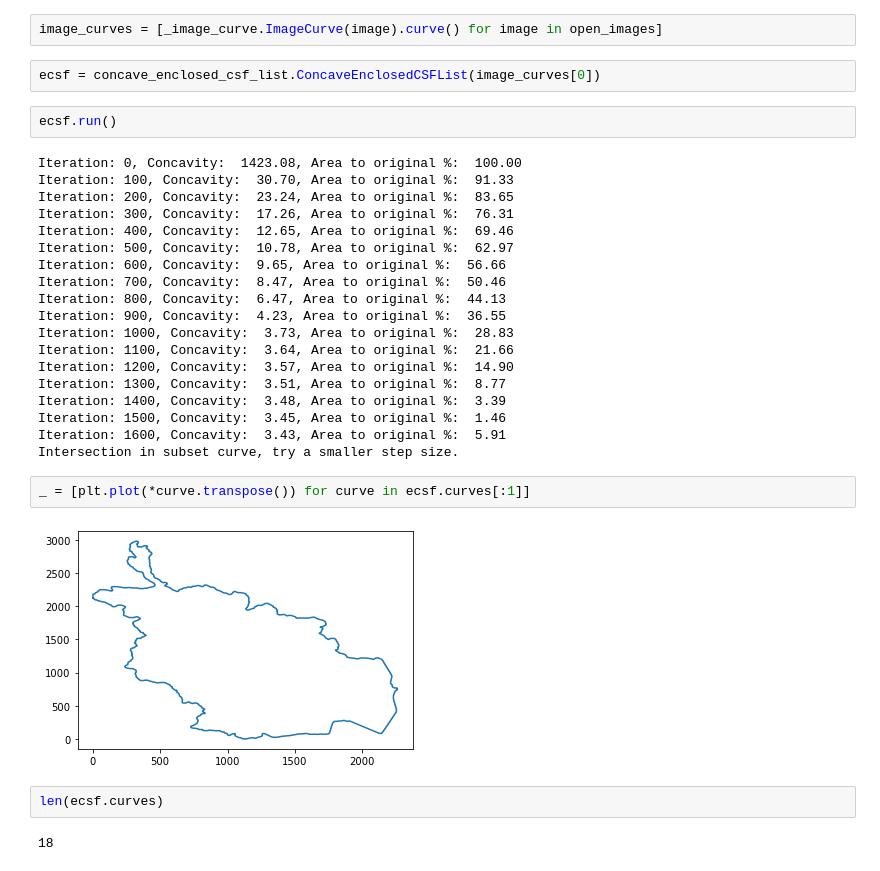
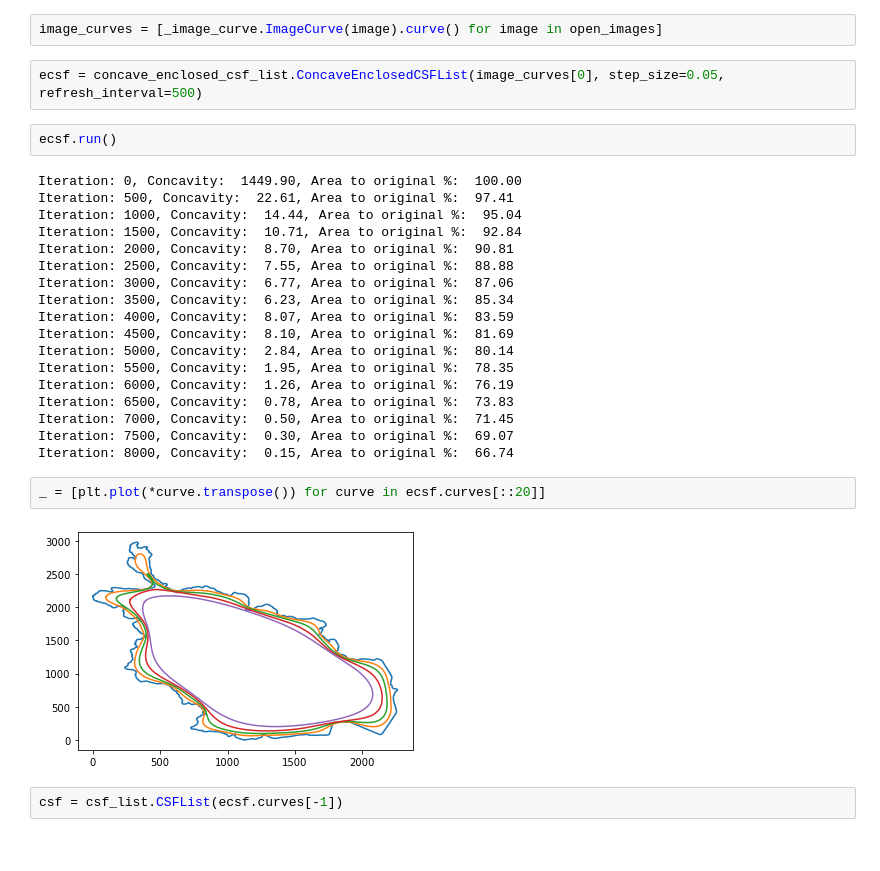
Before and after one commit to ghager93/convexcurveshortening, a Jupyter notebook: oop_curves.ipynb, the cells around one changed output. Drawn from its saved outputs; the diff is of its cells as text.

```diff
--- a/oop_curves.ipynb
+++ b/oop_curves.ipynb
@@ -22,33 +23,30 @@ open_images = [_image_processing.open_image(image, 5) for image in images]
 # %%
 image_curves = [_image_curve.ImageCurve(image).curve() for image in open_images]
 # %%
-ecsf = concave_enclosed_csf_list.ConcaveEnclosedCSFList(image_curves[0])
+ecsf = concave_enclosed_csf_list.ConcaveEnclosedCSFList(image_curves[0], step_size=0.05, refresh_interval=500)
 # %%
 ecsf.run()
 # %% [output]
-Iteration: 0, Concavity:  1423.08, Area to original %:  100.00
-Iteration: 100, Concavity:  30.70, Area to original %:  91.33
-Iteration: 200, Concavity:  23.24, Area to original %:  83.65
-Iteration: 300, Concavity:  17.26, Area to original %:  76.31
-Iteration: 400, Concavity:  12.65, Area to original %:  69.46
-Iteration: 500, Concavity:  10.78, Area to original %:  62.97
-Iteration: 600, Concavity:  9.65, Area to original %:  56.66
-Iteration: 700, Concavity:  8.47, Area to original %:  50.46
-Iteration: 800, Concavity:  6.47, Area to original %:  44.13
-Iteration: 900, Concavity:  4.23, Area to original %:  36.55
-Iteration: 1000, Concavity:  3.73, Area to original %:  28.83
-Iteration: 1100, Concavity:  3.64, Area to original %:  21.66
-Iteration: 1200, Concavity:  3.57, Area to original %:  14.90
-Iteration: 1300, Concavity:  3.51, Area to original %:  8.77
-Iteration: 1400, Concavity:  3.48, Area to original %:  3.39
-Iteration: 1500, Concavity:  3.45, Area to original %:  1.46
-Iteration: 1600, Concavity:  3.43, Area to original %:  5.91
-Intersection in subset curve, try a smaller step size.
+Iteration: 0, Concavity:  1449.90, Area to original %:  100.00
+Iteration: 500, Concavity:  22.61, Area to original %:  97.41
+Iteration: 1000, Concavity:  14.44, Area to original %:  95.04
+Iteration: 1500, Concavity:  10.71, Area to original %:  92.84
+Iteration: 2000, Concavity:  8.70, Area to original %:  90.81
+Iteration: 2500, Concavity:  7.55, Area to original %:  88.88
+Iteration: 3000, Concavity:  6.77, Area to original %:  87.06
+Iteration: 3500, Concavity:  6.23, Area to original %:  85.34
+Iteration: 4000, Concavity:  8.07, Area to original %:  83.59
+Iteration: 4500, Concavity:  8.10, Area to original %:  81.69
+Iteration: 5000, Concavity:  2.84, Area to original %:  80.14
+Iteration: 5500, Concavity:  1.95, Area to original %:  78.35
+Iteration: 6000, Concavity:  1.26, Area to original %:  76.19
+Iteration: 6500, Concavity:  0.78, Area to original %:  73.83
+Iteration: 7000, Concavity:  0.50, Area to original %:  71.45
+Iteration: 7500, Concavity:  0.30, Area to original %:  69.07
+Iteration: 8000, Concavity:  0.15, Area to original %:  66.74
 # %%
-_ = [plt.plot(*curve.transpose()) for curve in ecsf.curves[:1]]
+_ = [plt.plot(*curve.transpose()) for curve in ecsf.curves[::20]]
 # %% [output]
-[figure, old version]
+[figure, new version]
-# %%
-len(ecsf.curves)
-# %% [output]
-18
+# %%
+csf = csf_list.CSFList(ecsf.curves[-1])
```
Also changed, not shown: parts of 2 cells of this notebook, 1 other file.
